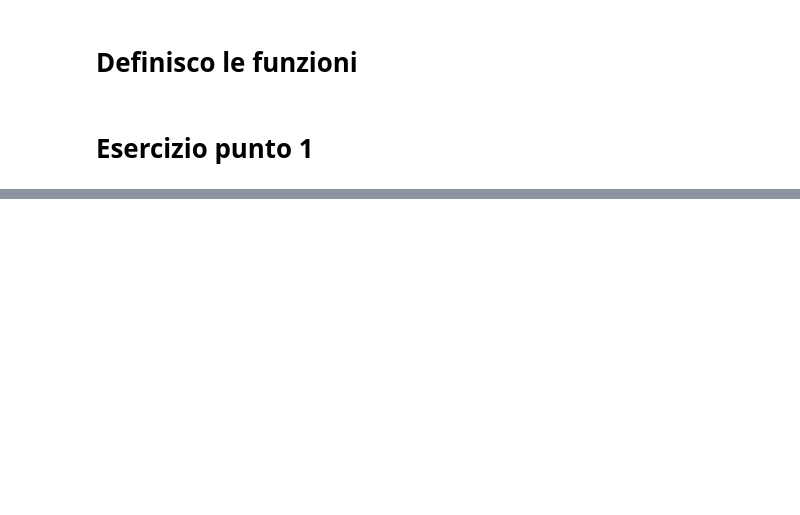
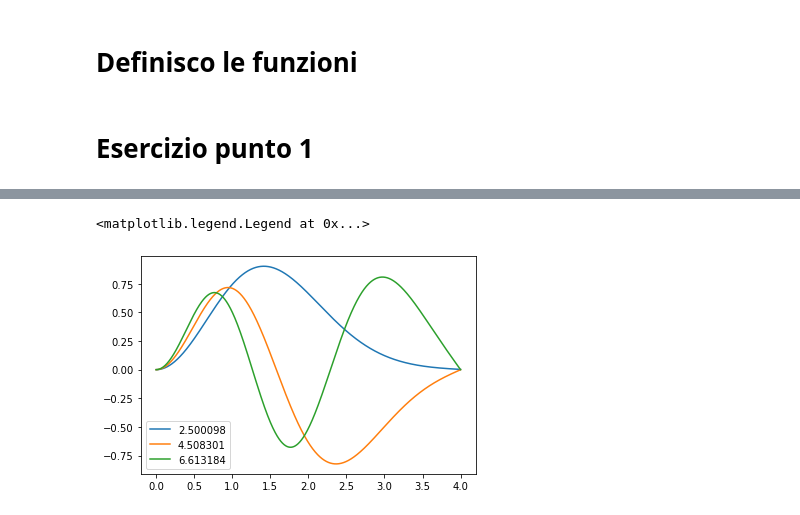
Before and after one commit to MauroMarcon/Computational_physics, a Jupyter notebook: first_exercise/code_examples.ipynb, the cells around one changed output, grey strips where cells are left out. Drawn from its saved outputs; the diff is of its cells as text; code cells hidden in the pictures; blank space fills up the shorter version.

```diff
--- a/first_exercise/code_examples.ipynb
+++ b/first_exercise/code_examples.ipynb
@@ -109,0 +109,32 @@ Wall time: 18.6 µs
+# %%
+# MASH
+h=0.001
+r=np.arange(0,4,h)
+M=len(r)
+
+# POTENTIAL
+V = lambda r : r**2/2
+
+
+def k2_temp(E,l,V,r):
+    out=(2 * (E - V(r[1:])) - (l+1)*l/r[1:]**2)
+    return np.append([0],out)
+
+
+k2 = lambda E , l : k2_temp(E, l, V, r)
+# %%
+l=1
+
+# dobbiamo creare una funzione dell'energia y_M(E)
+yM = np.vectorize(lambda E : (numerov(k2(E,l),h,0,h**(l+1))[M-1]))
+
+eigenvalues = root_finder(yM, 0, 7, 0.1, 0.0001)
+# %%
+for En in enumerate(np.array(eigenvalues)[:,0]):
+    y = numerov(k2(En[1],l),h,0,h)
+    y = y/np.sqrt(np.sum(y**2*h))
+    plt.plot(r,y,label=str(round(En[1],6)))
+plt.legend()
+# %% [output]
+<matplotlib.legend.Legend at 0x...>
+[figure, added]
```
Also changed, not shown: parts of 9 cells of this notebook.
